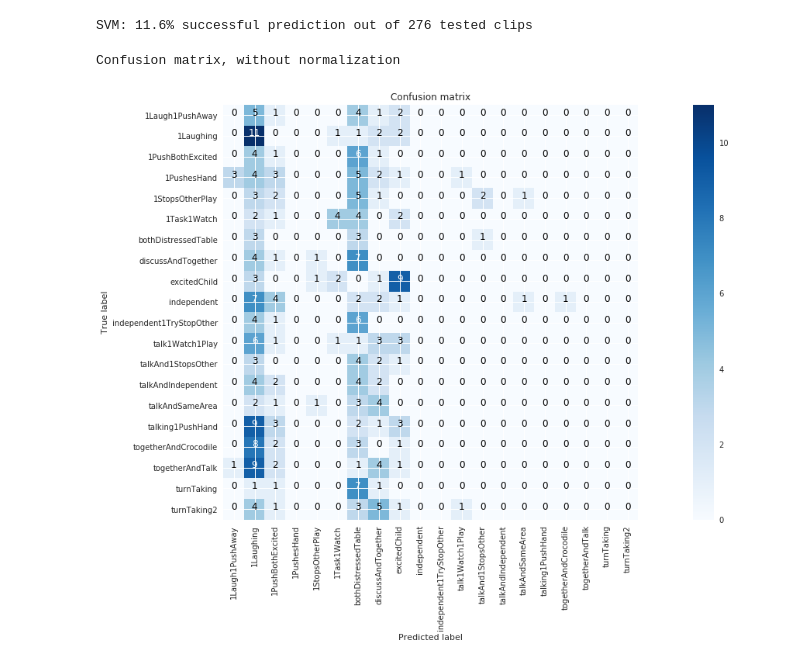
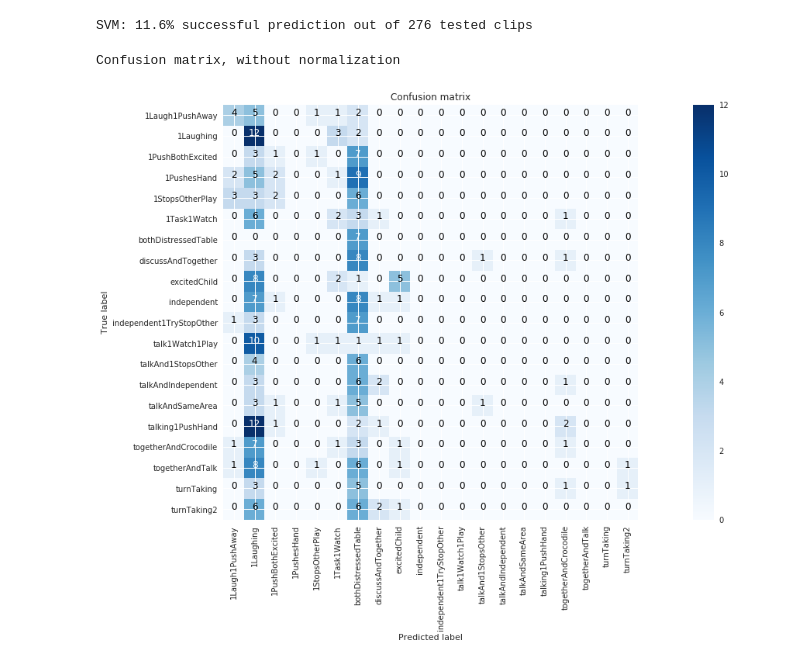
Before and after one commit to severin-lemaignan/pinsoro-kinematics, a Jupyter notebook: classification.ipynb, the cells around one changed output. Cells and saved outputs as stored; diff of their text form; code cells hidden in the pictures.

```diff
--- a/classification.ipynb
+++ b/classification.ipynb
@@ -55,12 +51,12 @@ training.shape
 # %%
 pca=PCA(n_components=6)
-pca.fit(training)
+pca.fit(skel)
 
-training_pca = pca.transform(training)
-training_means_pca = pca.transform(training_means.values)
+skel_pca = pca.transform(skel)
+skel_means_pca = pca.transform(skel_means.values)
 
-testing_pca = pca.transform(testing)
-testing_means_pca = pca.transform(testing_means.values)
+fullscene_pca = pca.transform(fullscene)
+fullscene_means_pca = pca.transform(fullscene_means.values)
 # %% [markdown]
 ## Plotting of the embeding
 
@@ -191,12 +187,12 @@ array([[ 0.17548592,  0.15016615,  0.14538466,  0.05376097,  0.13633354,
 from sklearn.discriminant_analysis import LinearDiscriminantAnalysis
 # %%
 lda = LinearDiscriminantAnalysis(n_components=4)
-lda.fit(training_pca, training_labels)
+lda.fit(skel_pca, skel_labels)
 
 # we perform the LDA *on top of the PCA* as LDA typically requires O > 3 F, with O the nb of observations and F the nb of features (here, we have ~26 observations for originally 25 questions)
-training_lda = lda.transform(pca.transform(training))
-training_means_lda = lda.transform(pca.transform(training_means.values))
+skel_lda = lda.transform(pca.transform(skel))
+skel_means_lda = lda.transform(pca.transform(skel_means.values))
 
-testing_lda = lda.transform(pca.transform(testing))
-testing_means_lda = lda.transform(pca.transform(testing_means.values))
+fullscene_lda = lda.transform(pca.transform(fullscene))
+fullscene_means_lda = lda.transform(pca.transform(fullscene_means.values))
 # %%
@@ -287,11 +283,11 @@ from sklearn import svm
 # %%
 clf = svm.SVC(kernel='rbf')
 
-# trying with training, training_pca, training_lda do not lead to any clear improvements
-training_set = training
-testing_set = testing
+# trying with skel, skel_pca, skel_lda do not lead to any clear improvements
+skel_set = skel
+fullscene_set = fullscene
 
-clf.fit(training_set, training_labels)
+clf.fit(skel_set, skel_labels)
 # %% [output]
 SVC(C=1.0, cache_size=200, class_weight=None, coef0=0.0,
   decision_function_shape='ovr', degree=3, gamma='auto', kernel='rbf',
@@ -361,9 +357,9 @@ def plot_confusion_matrix(cm, classes=[],
 # %%
 from sklearn.metrics import confusion_matrix
 
 
-cnf_matrix = confusion_matrix(testing_labels, clf.predict(testing_set))
-plot_confusion_matrix(cnf_matrix, classes=pd.unique(testing_labels))
+cnf_matrix = confusion_matrix(fullscene_labels, clf.predict(fullscene_set))
+plot_confusion_matrix(cnf_matrix, classes=pd.unique(fullscene_labels))
 # %% [output]
 Confusion matrix, without normalization
-[figure, old version]
+[figure, new version]
```
Also changed, not shown: parts of 10 cells of this notebook.
